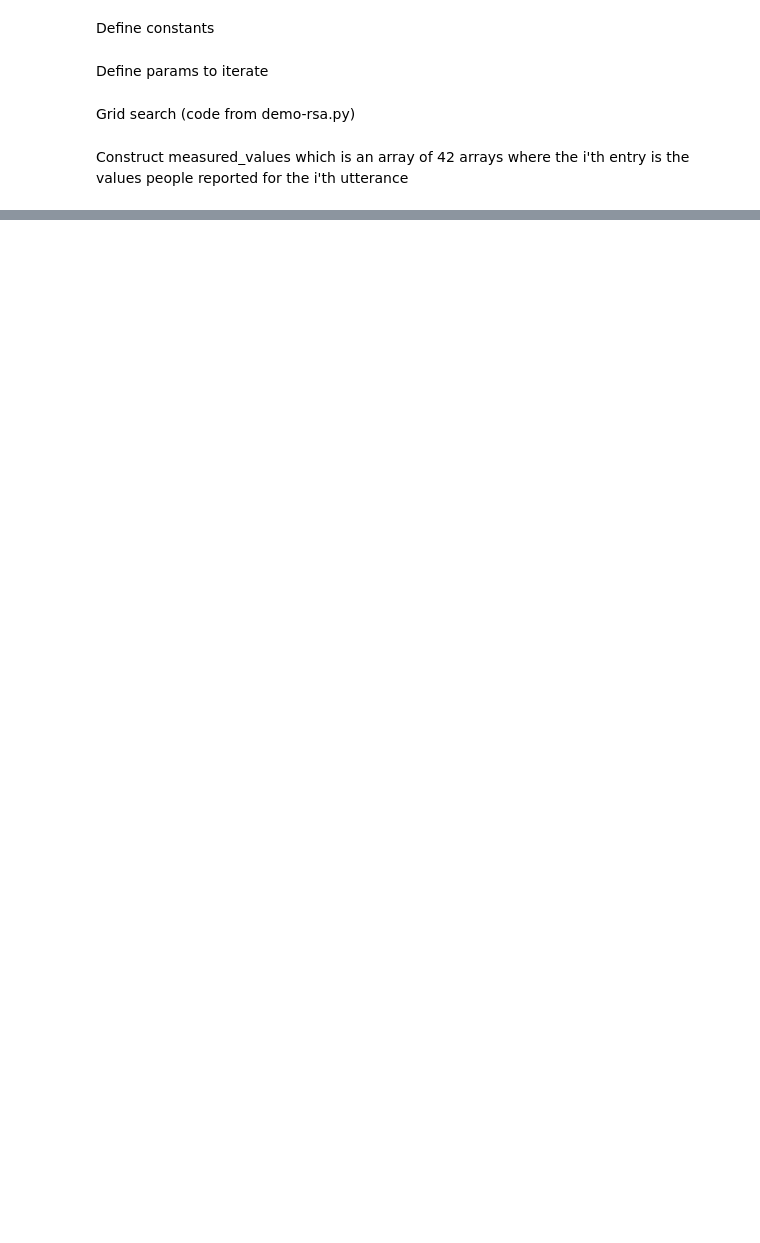
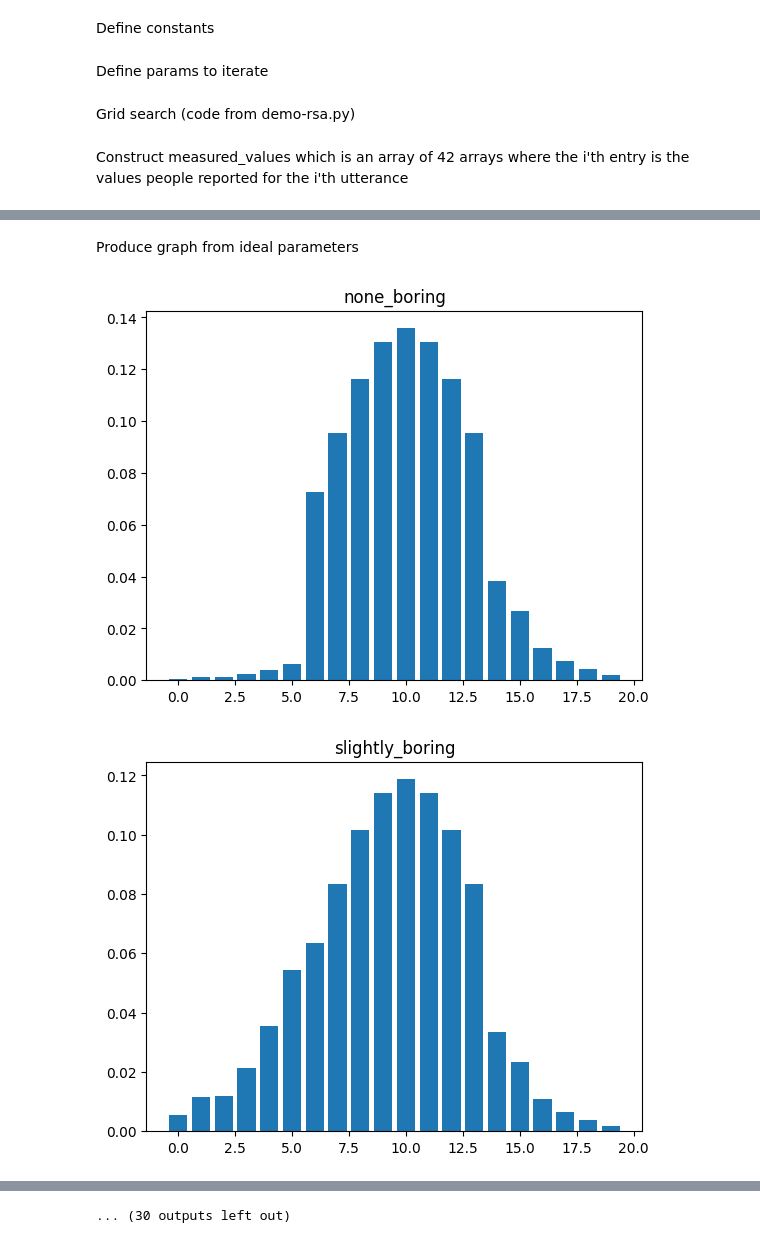
Before and after one commit to maxsiegel/modifiers, a Jupyter notebook: new_model_in_memo.ipynb, the cells around one changed output, grey strips where cells are left out. Drawn from its saved outputs; the diff is of its cells as text; code cells hidden in the pictures; blank space fills up the shorter version.

```diff
--- a/new_model_in_memo.ipynb
+++ b/new_model_in_memo.ipynb
@@ -332,0 +370,18 @@ KeyboardInterrupt:
+# %% [markdown]
+Produce graph from ideal parameters
+# %%
+import matplotlib.pyplot as plt
+# specify ideal parameters.  (currently random)
+thetas = [6,0,2,2,14,16] # these should be integers
+cost = 0
+inf_term = 0.5
+soc_term = 4.5
+# this is for UK version
+P_l1 = UKL1(inf_term=inf_term, soc_term=soc_term, cost=cost, t0 = thetas[0],t1=thetas[1], t2= thetas[2], t3 = thetas[3], t4 = thetas[4], t5 = thetas[5]) # note this should be P(s|w)
+for utterence in W:
+    plt.bar(list(range(20)),P_l1[:,utterence])
+    plt.title(utterence.name)
+    plt.show()
+# %% [output]
+[figure, added]
+[figure, added]
@@ -332,0 +398 @@ KeyboardInterrupt:
+... (30 outputs left out)
```
Also changed, not shown: parts of 5 cells of this notebook.
